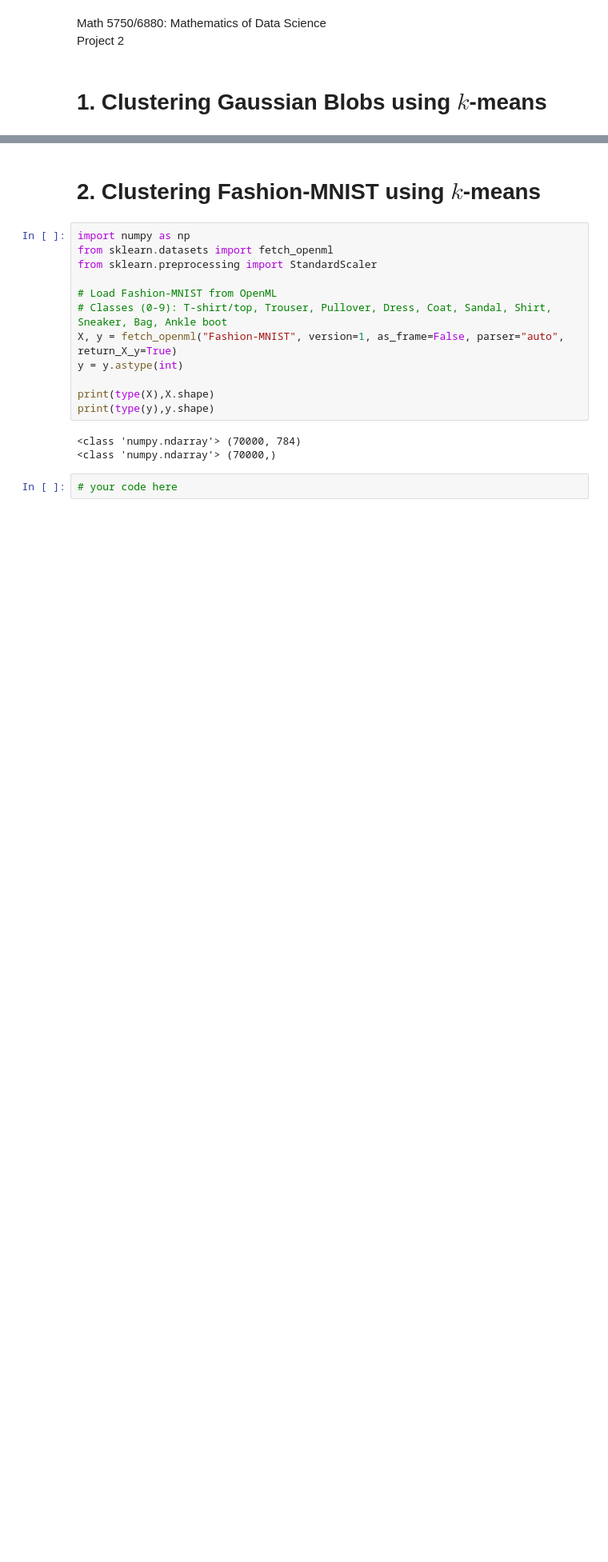
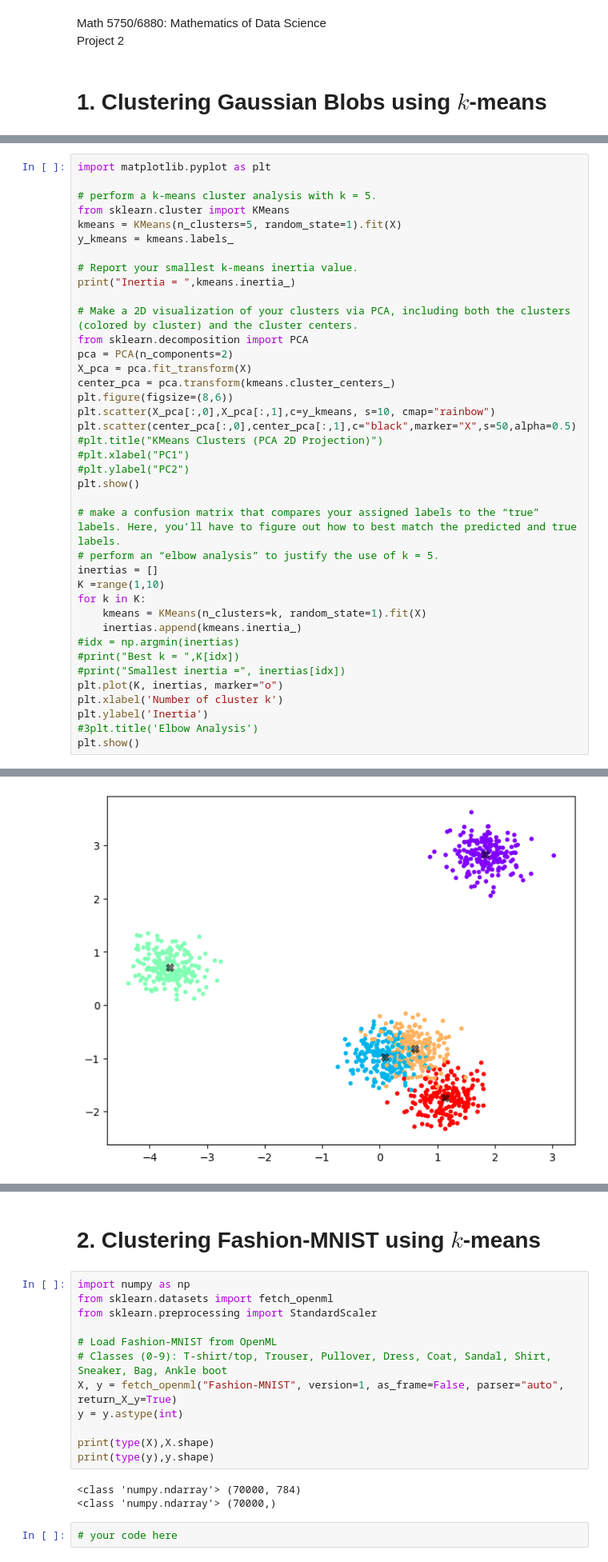
Before and after one commit to yiheng870106/Mathematics-of-Data-Science-Project-2-yiheng, a Jupyter notebook: project2.ipynb, the cells around one changed output, grey strips where cells are left out. Shown: that part at 80% size. Saved outputs shown, nothing was run; the diff lists cells and outputs as text; blank space fills up the shorter version.

```diff
--- a/project2.ipynb
+++ b/project2.ipynb
@@ -29,0 +27,40 @@ print(type(y_true),y_true.shape)
+# %%
+import matplotlib.pyplot as plt
+
+# perform a k-means cluster analysis with k = 5.
+from sklearn.cluster import KMeans
+kmeans = KMeans(n_clusters=5, random_state=1).fit(X)
+y_kmeans = kmeans.labels_
+
+# Report your smallest k-means inertia value.
+print("Inertia = ",kmeans.inertia_)
+
+# Make a 2D visualization of your clusters via PCA, including both the clusters (colored by cluster) and the cluster centers.
+from sklearn.decomposition import PCA
+pca = PCA(n_components=2)
+X_pca = pca.fit_transform(X)
+center_pca = pca.transform(kmeans.cluster_centers_)
+plt.figure(figsize=(8,6))
+plt.scatter(X_pca[:,0],X_pca[:,1],c=y_kmeans, s=10, cmap="rainbow")
+plt.scatter(center_pca[:,0],center_pca[:,1],c="black",marker="X",s=50,alpha=0.5)
+#plt.title("KMeans Clusters (PCA 2D Projection)")
+#plt.xlabel("PC1")
+#plt.ylabel("PC2")
+plt.show()
+
+# make a confusion matrix that compares your assigned labels to the “true” labels. Here, you’ll have to figure out how to best match the predicted and true labels.
+# perform an “elbow analysis” to justify the use of k = 5.
+inertias = []
+K =range(1,10)
+for k in K:
+    kmeans = KMeans(n_clusters=k, random_state=1).fit(X)
+    inertias.append(kmeans.inertia_)
+#idx = np.argmin(inertias)
+#print("Best k = ",K[idx])
+#print("Smallest inertia =", inertias[idx])
+plt.plot(K, inertias, marker="o")
+plt.xlabel('Number of cluster k')
+plt.ylabel('Inertia')
+#3plt.title('Elbow Analysis')
+plt.show()
+# %% [output]
@@ -29,0 +68 @@ print(type(y_true),y_true.shape)
+[figure, added]
```
Also changed, not shown: parts of 3 cells of this notebook.
